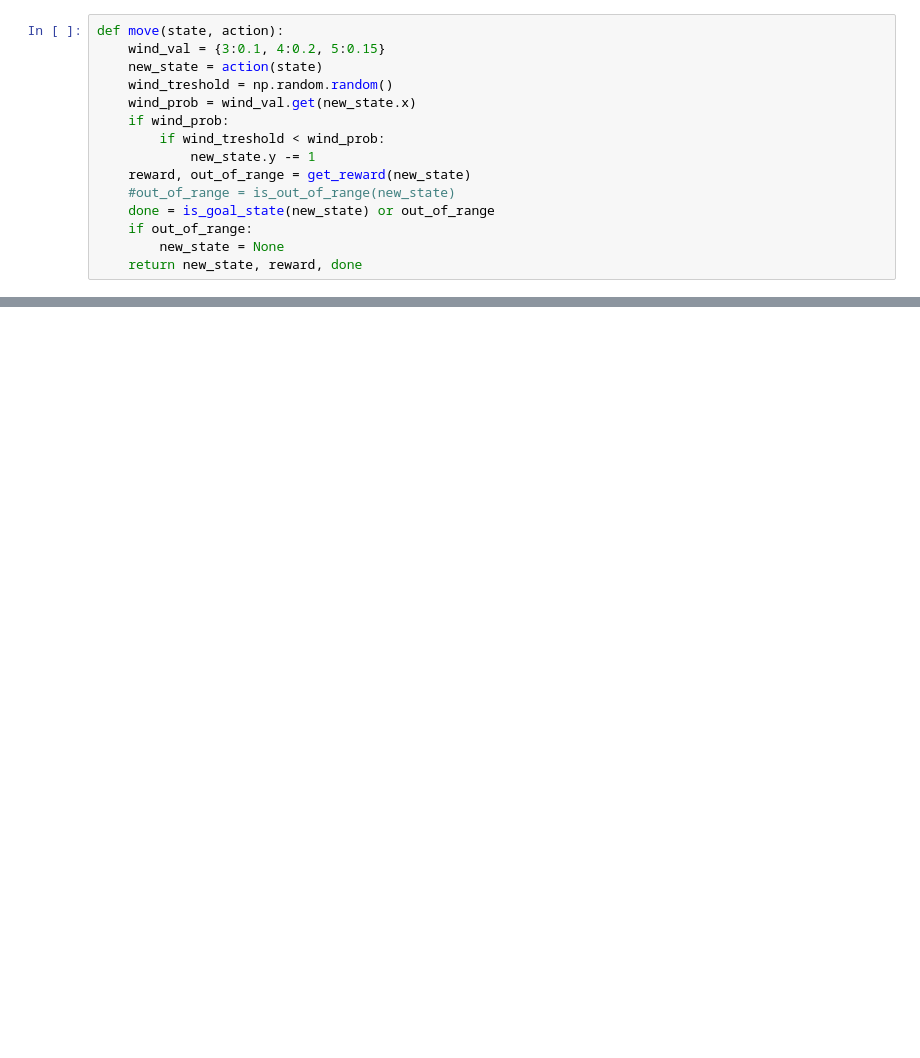
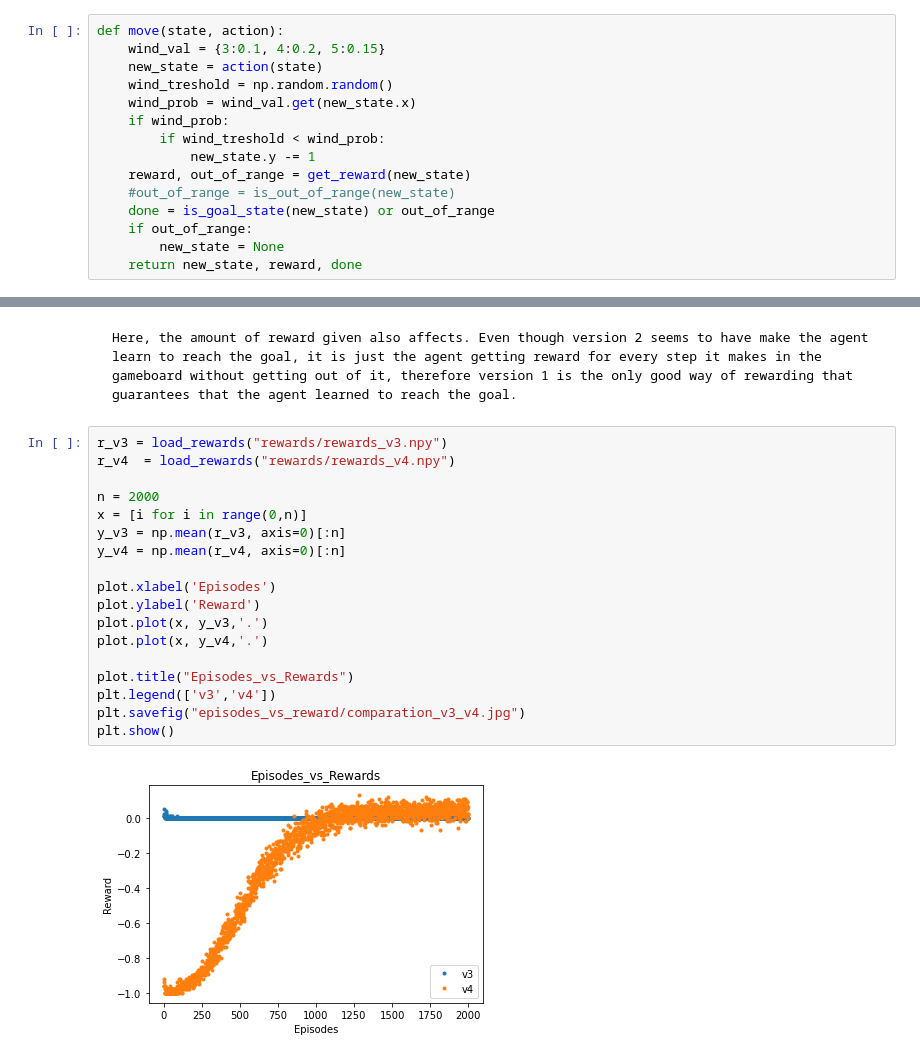
Before and after one commit to tiaraRS/ReinforcementLearningPractice, a Jupyter notebook: Experiments-T/Experiments-Saving-Sirius-Black-With-Wind.ipynb, the cells around one changed output, grey strips where cells are left out. Cells and saved outputs as stored; diff of their text form; blank space fills up the shorter version.

```diff
--- a/Experiments-T/Experiments-Saving-Sirius-Black-With-Wind.ipynb
+++ b/Experiments-T/Experiments-Saving-Sirius-Black-With-Wind.ipynb
@@ -356,0 +395,22 @@ Average episode number in which the agent was able to learn:  5.56
+# %% [markdown]
+    Here, the amount of reward given also affects. Even though version 2 seems to have make the agent learn to reach the goal, it is just the agent getting reward for every step it makes in the gameboard without getting out of it, therefore version 1 is the only good way of rewarding that guarantees that the agent learned to reach the goal.
+# %%
+r_v3 = load_rewards("rewards/rewards_v3.npy")
+r_v4  = load_rewards("rewards/rewards_v4.npy")
+
+n = 2000
+x = [i for i in range(0,n)]
+y_v3 = np.mean(r_v3, axis=0)[:n]
+y_v4 = np.mean(r_v4, axis=0)[:n]
+
+plot.xlabel('Episodes')
+plot.ylabel('Reward')
+plot.plot(x, y_v3,'.')
+plot.plot(x, y_v4,'.')
+
+plot.title("Episodes_vs_Rewards")
+plt.legend(['v3','v4'])
+plt.savefig("episodes_vs_reward/comparation_v3_v4.jpg")
+plt.show()
+# %% [output]
+[figure, added]
```
Also changed, not shown: parts of 20 cells of this notebook, 12 other files.
